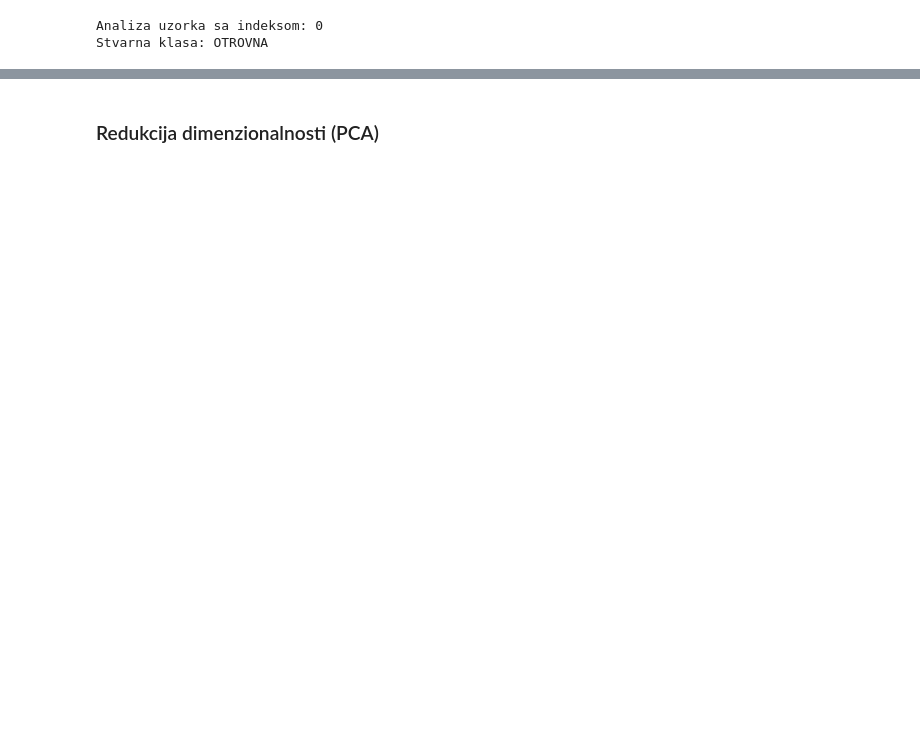
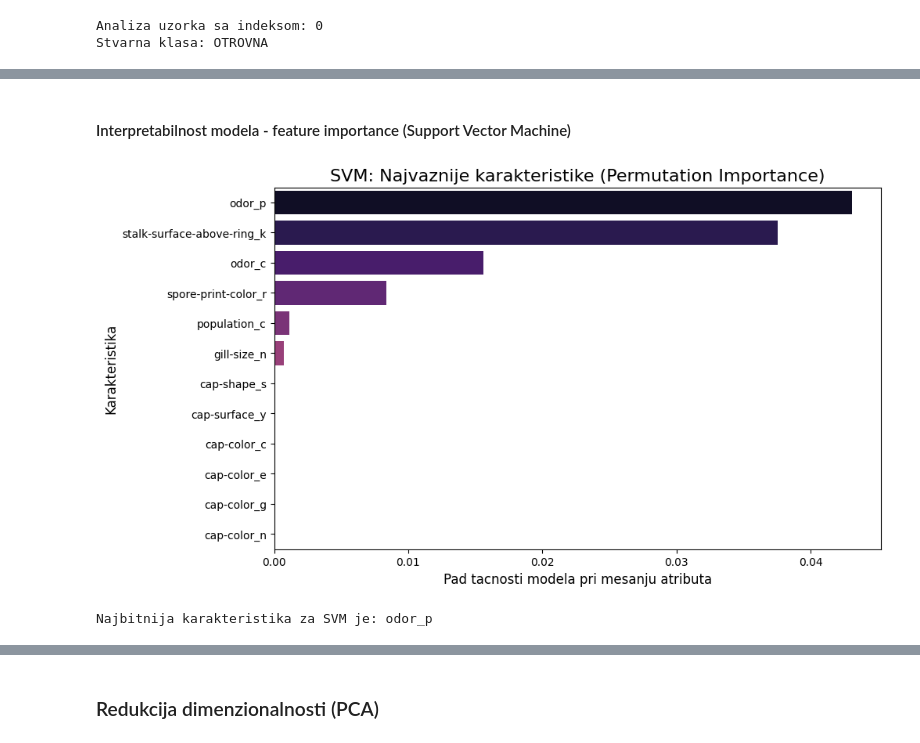
Before and after one commit to alxcek/mas-ai, a Jupyter notebook: machine_learning/01_mushroom_classification/classification.ipynb, the cells around one changed output, grey strips where cells are left out. Cells and saved outputs as stored; diff of their text form; code cells hidden in the pictures; blank space fills up the shorter version.

```diff
--- a/machine_learning/01_mushroom_classification/classification.ipynb
+++ b/machine_learning/01_mushroom_classification/classification.ipynb
@@ -801,0 +869,24 @@ plt.show()
+# %% [markdown]
+#### Interpretabilnost modela - feature importance (Support Vector Machine)
+# %%
+perm_importance = permutation_importance(svm_best, X_test, y_test, n_repeats=10, random_state=42)
+
+feature_names = X_train.columns
+
+svm_importance_df = pd.DataFrame({
+    'Feature': feature_names,
+    'Importance': perm_importance.importances_mean
+}).sort_values(by='Importance', ascending=False)
+
+plt.figure(figsize=(10, 6))
+sns.barplot(x='Importance', y='Feature', data=svm_importance_df.head(12), palette='magma')
+
+plt.title('SVM: Najvaznije karakteristike (Permutation Importance)', fontsize=16)
+plt.xlabel('Pad tacnosti modela pri mesanju atributa', fontsize=12)
+plt.ylabel('Karakteristika', fontsize=12)
+plt.show()
+
+print("Najbitnija karakteristika za SVM je:", svm_importance_df.iloc[0]['Feature'])
+# %% [output]
+[figure, added]
+Najbitnija karakteristika za SVM je: odor_p
```
Also changed, not shown: parts of 26 cells of this notebook.
